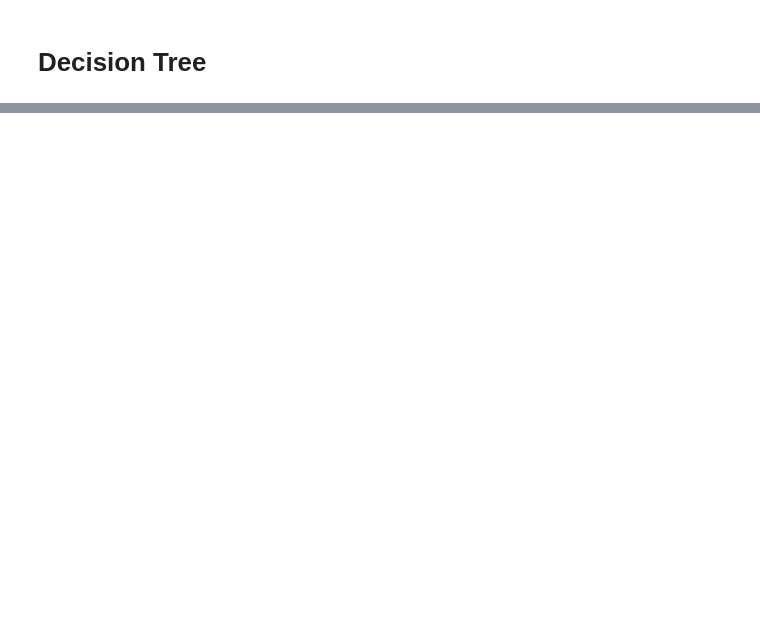
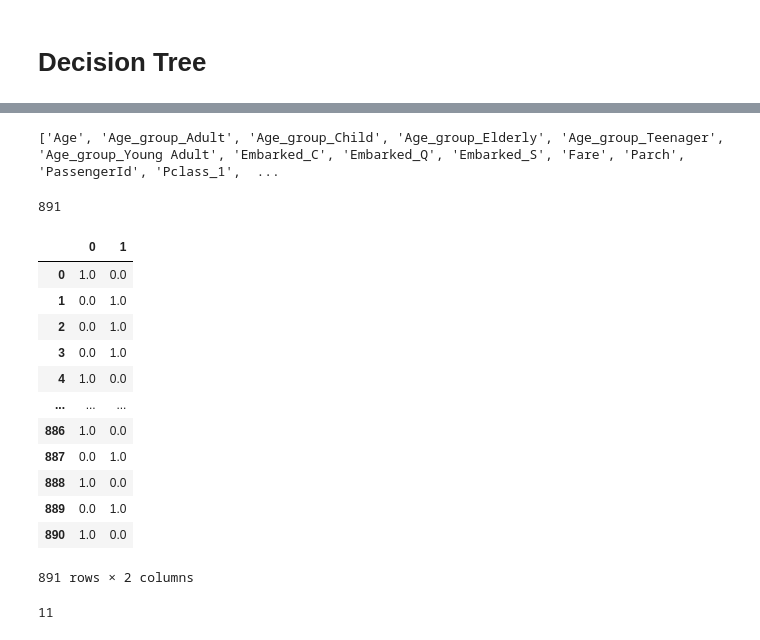
Before and after one commit to betterchedder/titanicSurvival, a Jupyter notebook: Train Data Modeling.ipynb, the cells around one changed output, grey strips where cells are left out. Cells and saved outputs as stored; diff of their text form; code cells hidden in the pictures; blank space fills up the shorter version.

```diff
--- a/Train Data Modeling.ipynb
+++ b/Train Data Modeling.ipynb
@@ -83,6 +152,9 @@ ls_formatted_predictions = kaggle_format(predictions=predictions, df_test=df_tes
 save_kaggle_file(ls_formatted_predictions, filename_prefix='svm')
 # %% [markdown]
 # Decision Tree
+# %%
+df_train = pd.read_csv('data/train_imputed.csv')
+df_test = pd.read_csv('data/test_imputed.csv')
 # %%
 print(list(df_train))
 # %% [output]
@@ -123,0 +237,4 @@ ValueError: could not convert string to float: 'C85'
+# %%
+print(sorted(list(df_train)))
+# %% [output]
+['Age', 'Age_group_Adult', 'Age_group_Child', 'Age_group_Elderly', 'Age_group_Teenager', 'Age_group_Young Adult', 'Embarked_C', 'Embarked_Q', 'Embarked_S', 'Fare', 'Parch', 'PassengerId', 'Pclass_1',  ...
@@ -123,0 +243,30 @@ ValueError: could not convert string to float: 'C85'
+# %%
+df_train_features = df_train[ls_features]
+df_train_target = df_train[target]
+df_test_features = df_test[ls_features]
+# %%
+print(len(df_train_features))
+# %% [output]
+891
+# %%
+df_train_target = pd.get_dummies(df_train_target, dtype=float)
+df_train_target
+# %% [output]
+|  | 0 | 1 |
+| 0 | 1.0 | 0.0 |
+| 1 | 0.0 | 1.0 |
+| 2 | 0.0 | 1.0 |
+| 3 | 0.0 | 1.0 |
+| 4 | 1.0 | 0.0 |
+| ... | ... | ... |
+| 886 | 1.0 | 0.0 |
+| 887 | 0.0 | 1.0 |
+| 888 | 1.0 | 0.0 |
+| 889 | 0.0 | 1.0 |
+| 890 | 1.0 | 0.0 |
+891 rows × 2 columns
+# %%
+num_inputs = len(list(df_train_features))
+num_inputs
+# %% [output]
+11
```
Also changed, not shown: parts of 50 cells of this notebook.
